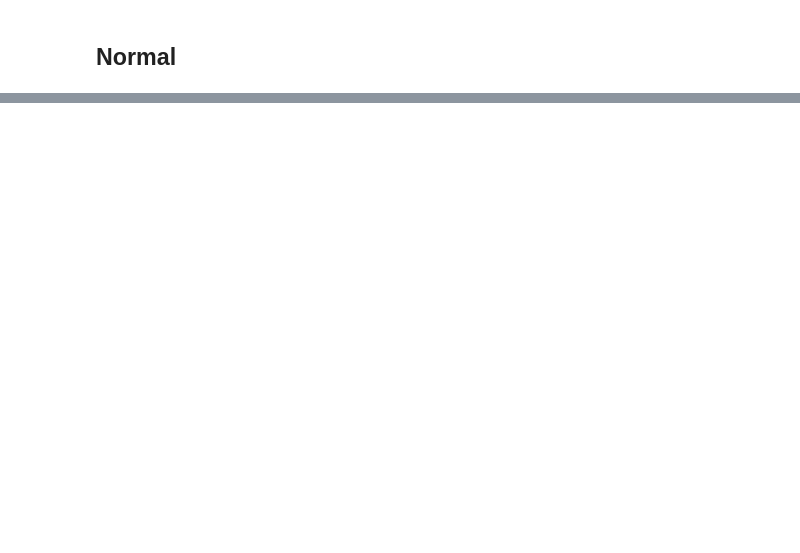
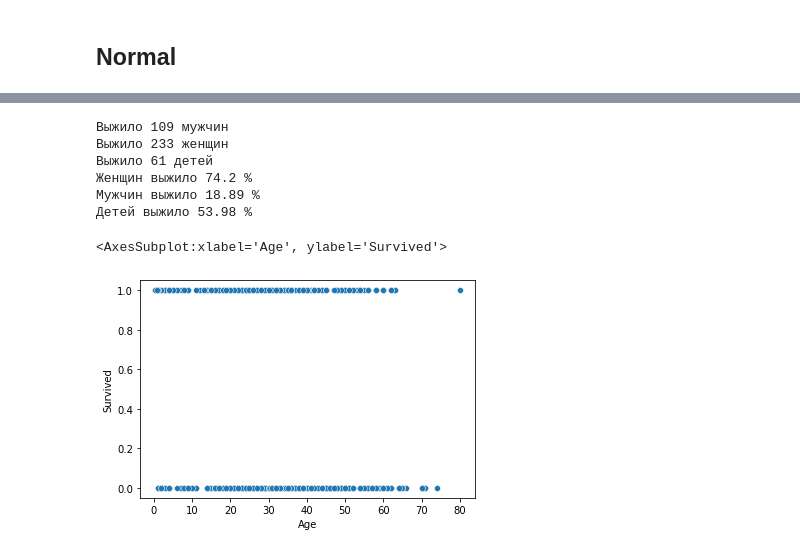
Before and after one commit to Kir-Kotin/Brunoyam, a Jupyter notebook: notebooks/03 - homework.ipynb, the cells around one changed output, grey strips where cells are left out. Drawn from its saved outputs; the diff is of its cells as text; code cells hidden in the pictures; blank space fills up the shorter version.

```diff
--- a/notebooks/03 - homework.ipynb
+++ b/notebooks/03 - homework.ipynb
@@ -88,0 +109,32 @@ TypeError: scatter() missing 2 required positional arguments: 'x' and 'y'
+# %%
+#Какой процент мужин и женщин выжили, какой процент детей выжили
+male_survived = df[(df['Sex'] == "male") & (df['Survived'] == 1)].shape[0]
+print("Выжило",male_survived, "мужчин")
+
+female_survived = df[(df['Sex'] == "female") & (df['Survived'] == 1)].shape[0]
+print("Выжило",female_survived, "женщин")
+
+child_survived = df[(df['Age'] < 18) & (df['Survived'] == 1)].shape[0]
+print("Выжило",child_survived, "детей")
+
+#Процент выживших
+surv_male = male_survived / male_count * 100
+surv_female = female_survived / female_count * 100
+surv_child = child_survived / children * 100
+
+print("Женщин выжило", round(surv_female,2),"%")
+print("Мужчин выжило", round(surv_male,2),"%")
+print("Детей выжило", round(surv_child,2),"%")
+# %% [output]
+Выжило 109 мужчин
+Выжило 233 женщин
+Выжило 61 детей
+Женщин выжило 74.2 %
+Мужчин выжило 18.89 %
+Детей выжило 53.98 %
+# %%
+#Корреляция между возрастом и выживаемостью
+sns.scatterplot(data=df, x="Age", y="Survived")
+# %% [output]
+<AxesSubplot:xlabel='Age', ylabel='Survived'>
+[figure, added]
```
Also changed, not shown: parts of 6 cells of this notebook.
